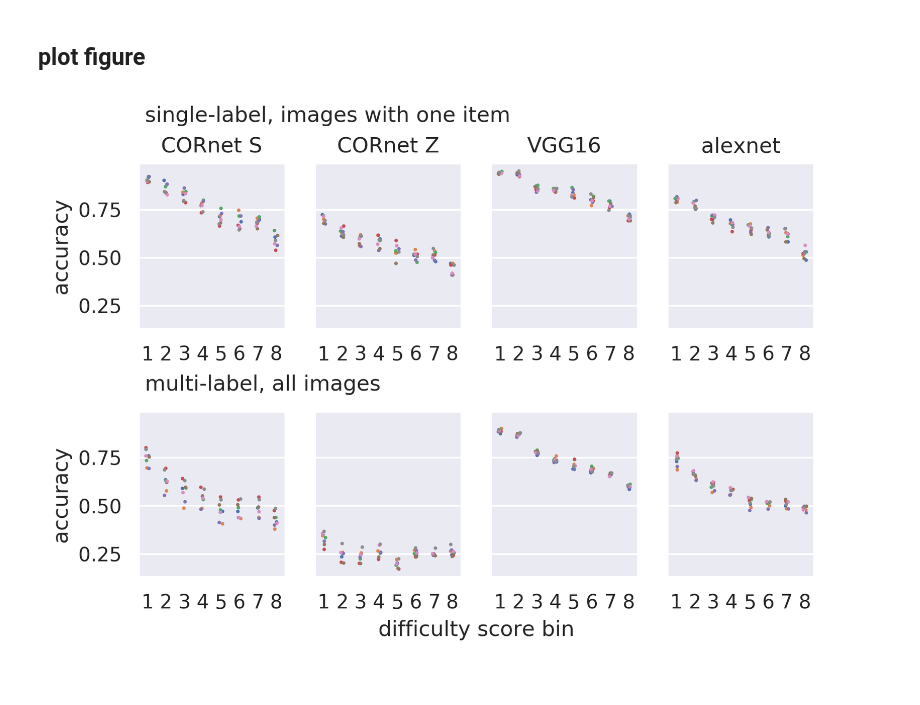
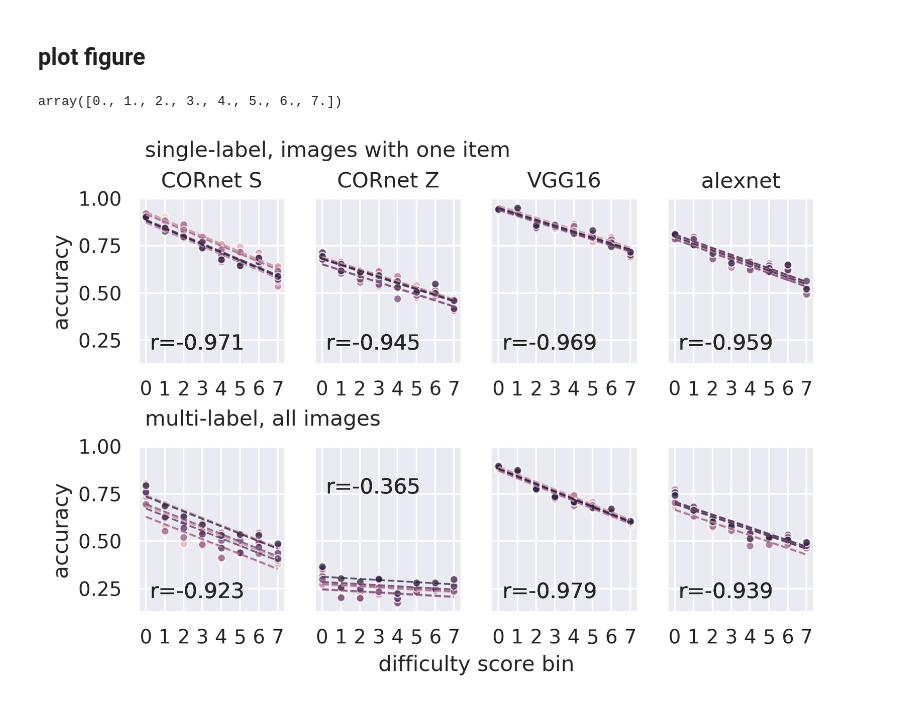
Before and after one commit to NickleDave/visual-search-nets, a Jupyter notebook: docs/notebooks/paper/VSD/03-VSD-analysis-image-acc.ipynb, the cells around one changed output. Saved outputs shown, nothing was run; the diff lists cells and outputs as text; code cells hidden in the pictures.

Commit message:
add correlations to VSD analysis notebook, modify plot

```diff
--- a/docs/notebooks/paper/VSD/03-VSD-analysis-image-acc.ipynb
+++ b/docs/notebooks/paper/VSD/03-VSD-analysis-image-acc.ipynb
@@ -201,2 +262,4 @@ multi_label_acc_df.head()
+# %%
+rm_corr_df = pd.DataFrame.from_records(rm_corr_records)
 # %% [markdown]
 ## plot figure
@@ -211,8 +266,13 @@ def show_all_fonts():
 # %%
 def cm_to_inches(cm):
     return cm / 2.54
+# %%
+acc_df['vsd_score_bin'].unique()
+# %% [output]
+array([0., 1., 2., 3., 4., 5., 6., 7.])
 # %%
 sns.set()
+sns.set_palette(sns.cubehelix_palette(8))
 
 nrow = 2  # single-label, multi-labvel
 ncol = 4  # number of neural network architectures
@@ -233,35 +293,49 @@ for mode in ['classify']:
                 if len(sub_df) == 0:
                     continue
 
-                sns.stripplot(x="vsd_score_bin", y="acc", hue="replicate", data=sub_df, ax=ax[row, col], size=2)
-                ax[row, col].get_legend().remove()
+                # sns.stripplot(x="vsd_score_bin", y="acc", hue="replicate", data=sub_df, ax=ax[row, col], size=2)
+                for replicate in acc_df.replicate.unique():
+                    replicate_df = sub_df[sub_df['replicate'] == replicate]
+                    sns.regplot(x="vsd_score_bin", y="pred", scatter=False, ci=None, truncate=True, ax=ax[row, col], data=replicate_df,
+                                line_kws={'linestyle': '--', 'linewidth': 1, 'alpha': 0.75})
+                    sns.scatterplot(x="vsd_score_bin", y="acc", data=replicate_df, ax=ax[row, col],
+                                    s=20, alpha=0.75)
+                    r = rm_corr_df.loc[
+                        ((rm_corr_df['mode'] == mode) & (rm_corr_df['method'] == method) & (rm_corr_df['loss_func'] == loss_func) & (rm_corr_df['net_name'] == net_name)),
+                        'r'
+                    ].values.item()
+                    if r < -0.9:
+                        ax[row, col].text(0.2, 0.2, f'r={r:.3f}')
+                    else:
+                        ax[row, col].text(0.2, 0.75, f'r={r:.3f}')
+
                 ax[row, col].set_xlabel('')
-                xticklabels = range(1, len(acc_df['vsd_score_bin'].unique()) + 1)
-                ax[row, col].set_xticklabels(xticklabels)
+                ax[row, col].set_xticks(acc_df['vsd_score_bin'].unique())
+                # ax[row, col].set_xticklabels(xticklabels)
                 if row == 0:
                     ax[row, col].set_title(net_name.replace('_', ' '))
                 if col == 0:
                     ax[row, col].set_ylabel('accuracy')
                 else:
                     ax[row, col].set_ylabel('')
             # g.fig.suptitle(f'accuracy as a function of visual search difficulty score,\nimages with only one item', y=1.05)
 
 big_ax = fig.add_subplot(111, frameon=False)
 # hide tick and tick label of the big axes
 big_ax.tick_params(labelcolor='none', top=False, bottom=False, left=False, right=False)
 big_ax.grid(False)
 big_ax.set_xlabel("difficulty score bin")
 big_ax.text(0.01, 1.1, "single-label, images with one item")
 big_ax.text(0.01, 0.45, "multi-label, all images")
 
 
 # fig.tight_layout(h_pad=2)
 fig.subplots_adjust(top = 0.95, hspace=0.5)
 
 for ext in ('svg', 'png'):
     fig_path = pyprojroot.here().joinpath(
         f'docs/paper/fig6/fig6.{ext}'
     )
     plt.savefig(fig_path, bbox_inches='tight')
 # %% [output]
-[figure, old version]
+[figure, new version]
```
Also changed, not shown: parts of 8 cells of this notebook.
